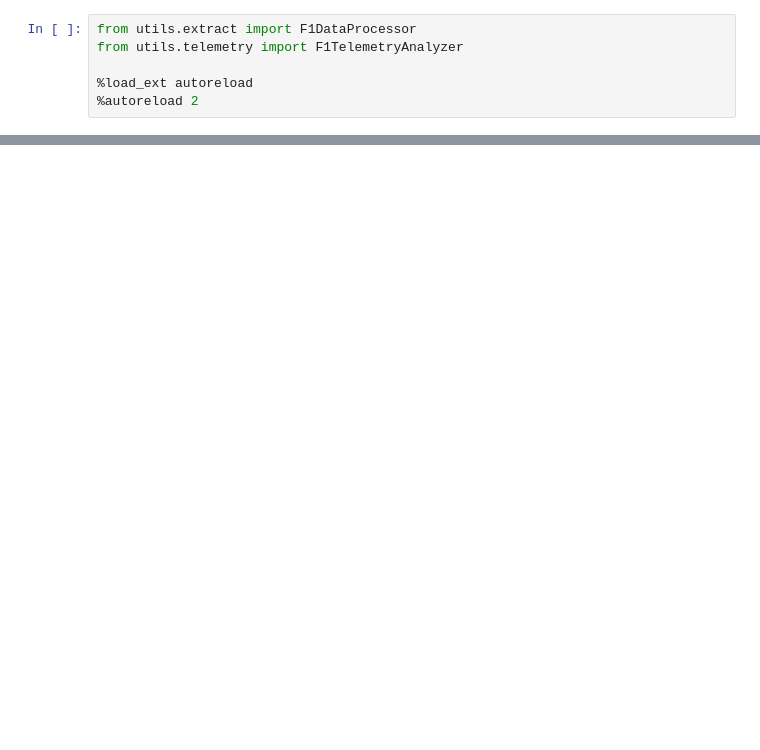
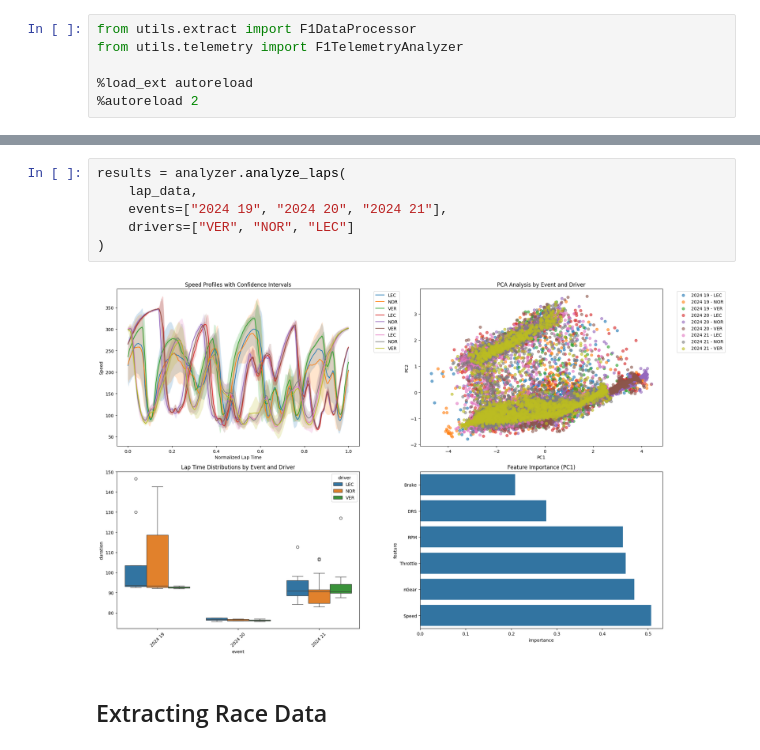
Before and after one commit to akatelync/f1-exploration, a Jupyter notebook: sample_notebook.ipynb, the cells around one changed output, grey strips where cells are left out. Drawn from its saved outputs; the diff is of its cells as text; blank space fills up the shorter version.

```diff
--- a/sample_notebook.ipynb
+++ b/sample_notebook.ipynb
@@ -64,0 +69,10 @@ results = analyzer.analyze_laps(lap_data)
+# %%
+results = analyzer.analyze_laps(
+    lap_data,
+    events=["2024 19", "2024 20", "2024 21"],
+    drivers=["VER", "NOR", "LEC"]
+)
+# %% [output]
+[figure, added]
+# %% [markdown]
+## Extracting Race Data
```
Also changed, not shown: parts of 10 cells of this notebook, 1 other file.
